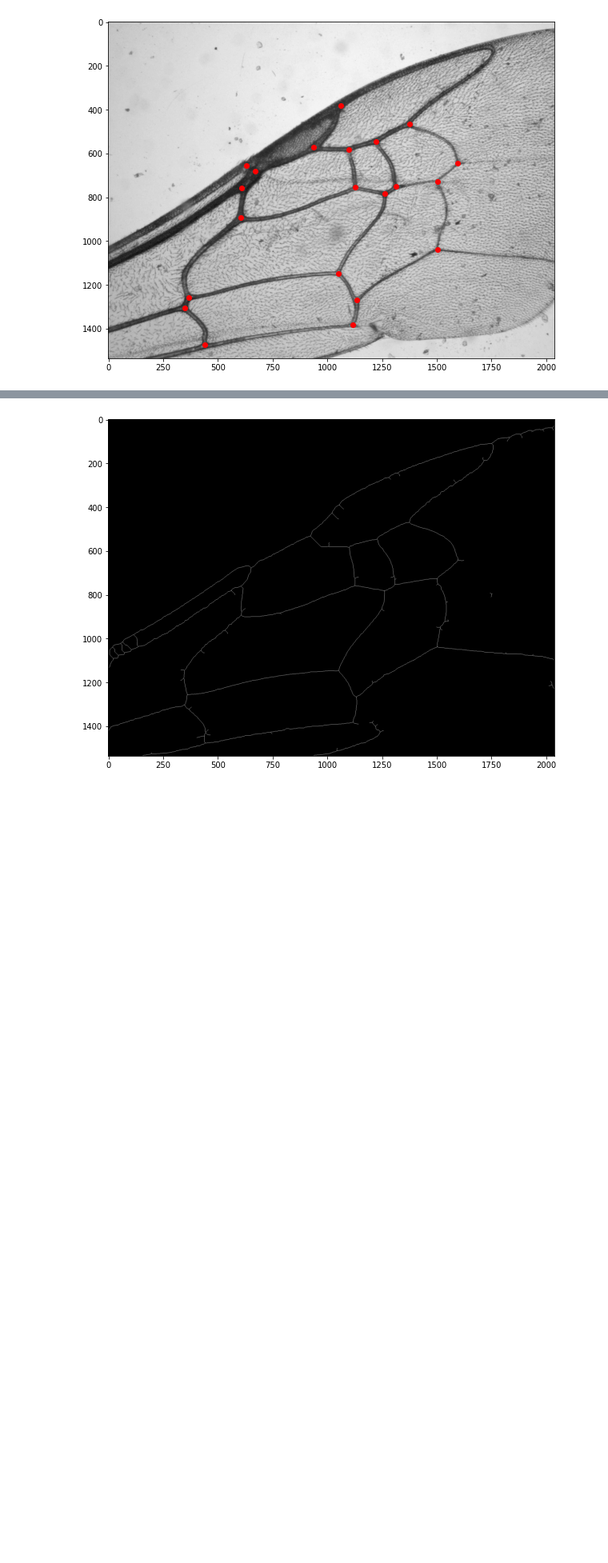
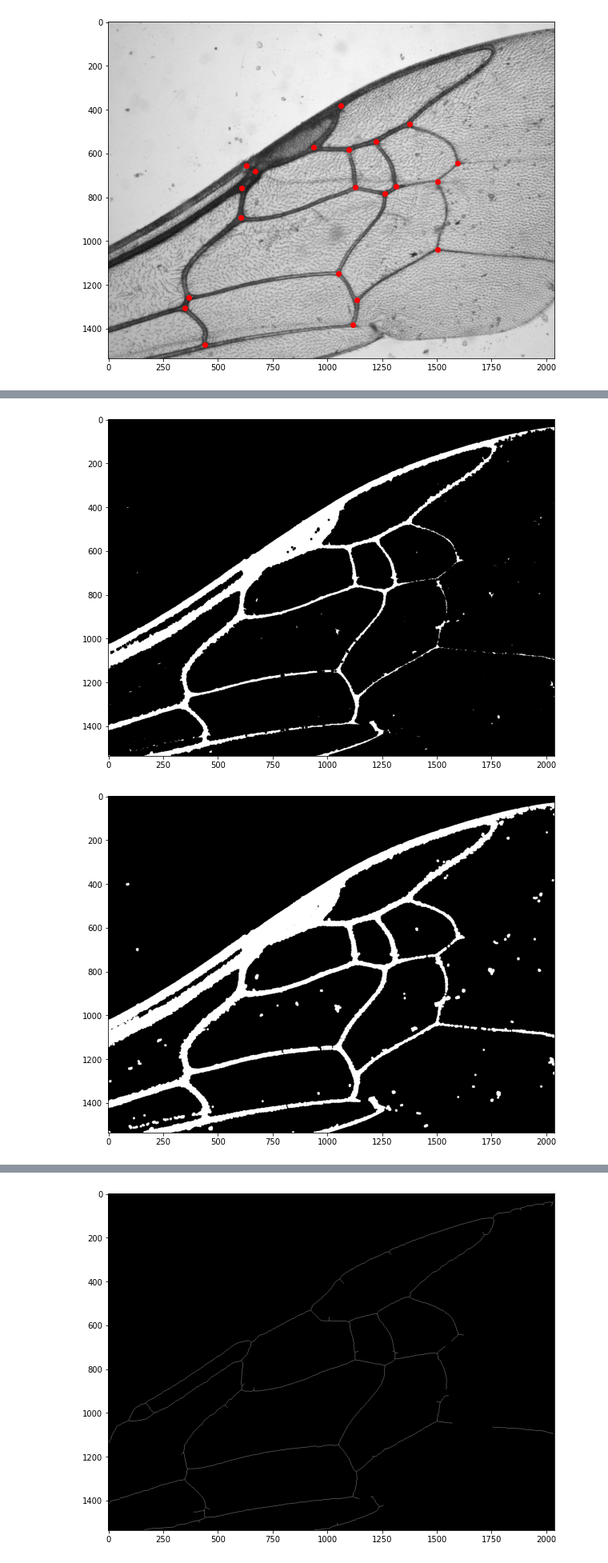
Before and after one commit to drguigui1/bee-wings-venation-matching, a Jupyter notebook: src/tests.ipynb, the cells around one changed output, grey strips where cells are left out. Shown at 80% size. Drawn from its saved outputs; the diff is of its cells as text; code cells hidden in the pictures; blank space fills up the shorter version.

```diff
--- a/src/tests.ipynb
+++ b/src/tests.ipynb
@@ -69,0 +71,15 @@ plt.show()
+# %%
+#tmp = remove_small_objects(img, min_size=10)
+image = invert(img)
+tmp = erosion(image, disk(5))
+plt.figure(figsize=(10, 8))
+plt.imshow(tmp, cmap='gray')
+plt.show()
+
+tmp = dilation(tmp, disk(5))
+plt.figure(figsize=(10, 8))
+plt.imshow(tmp, cmap='gray')
+plt.show()
+# %% [output]
+[figure, added]
+[figure, added]
```
Also changed, not shown: parts of 22 cells of this notebook.
